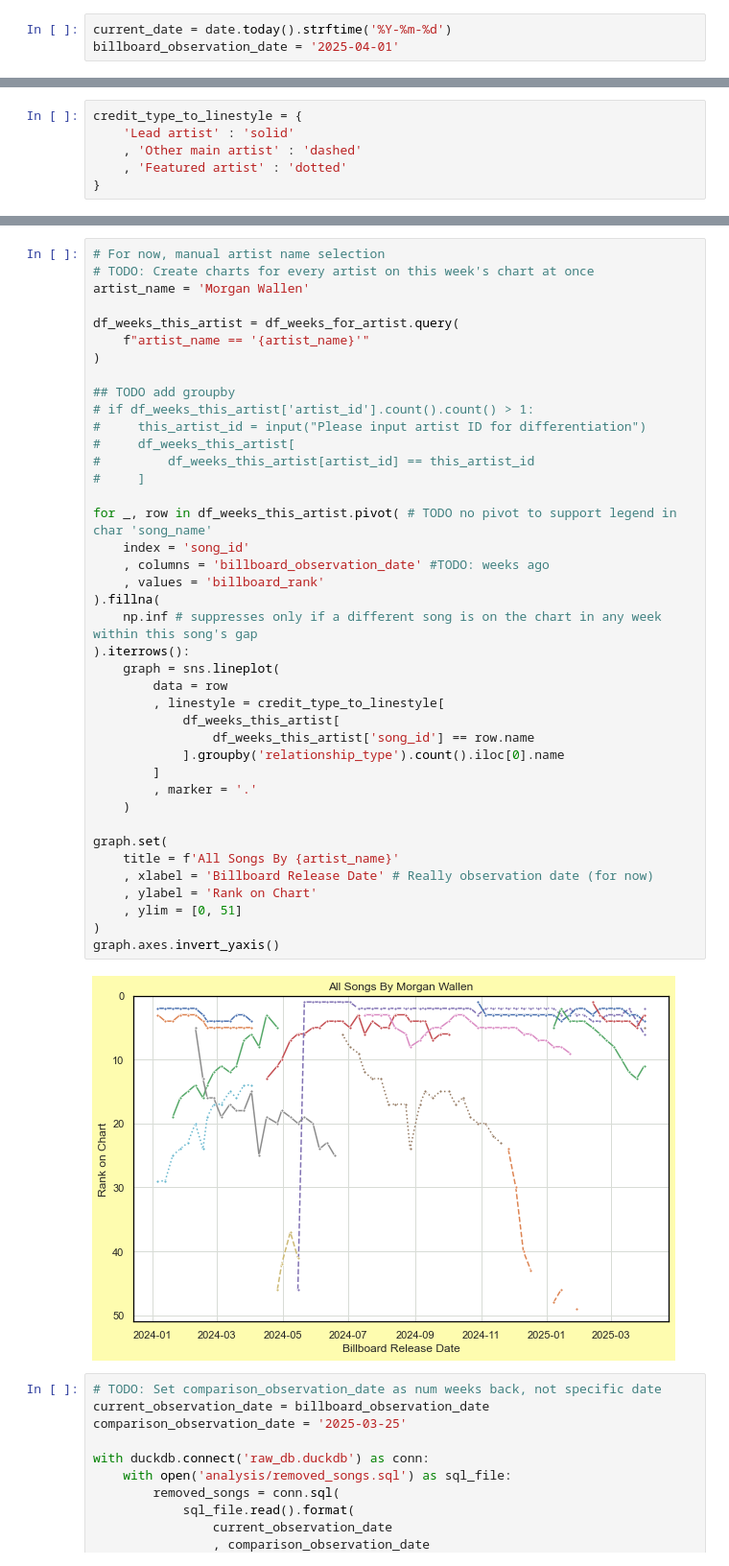
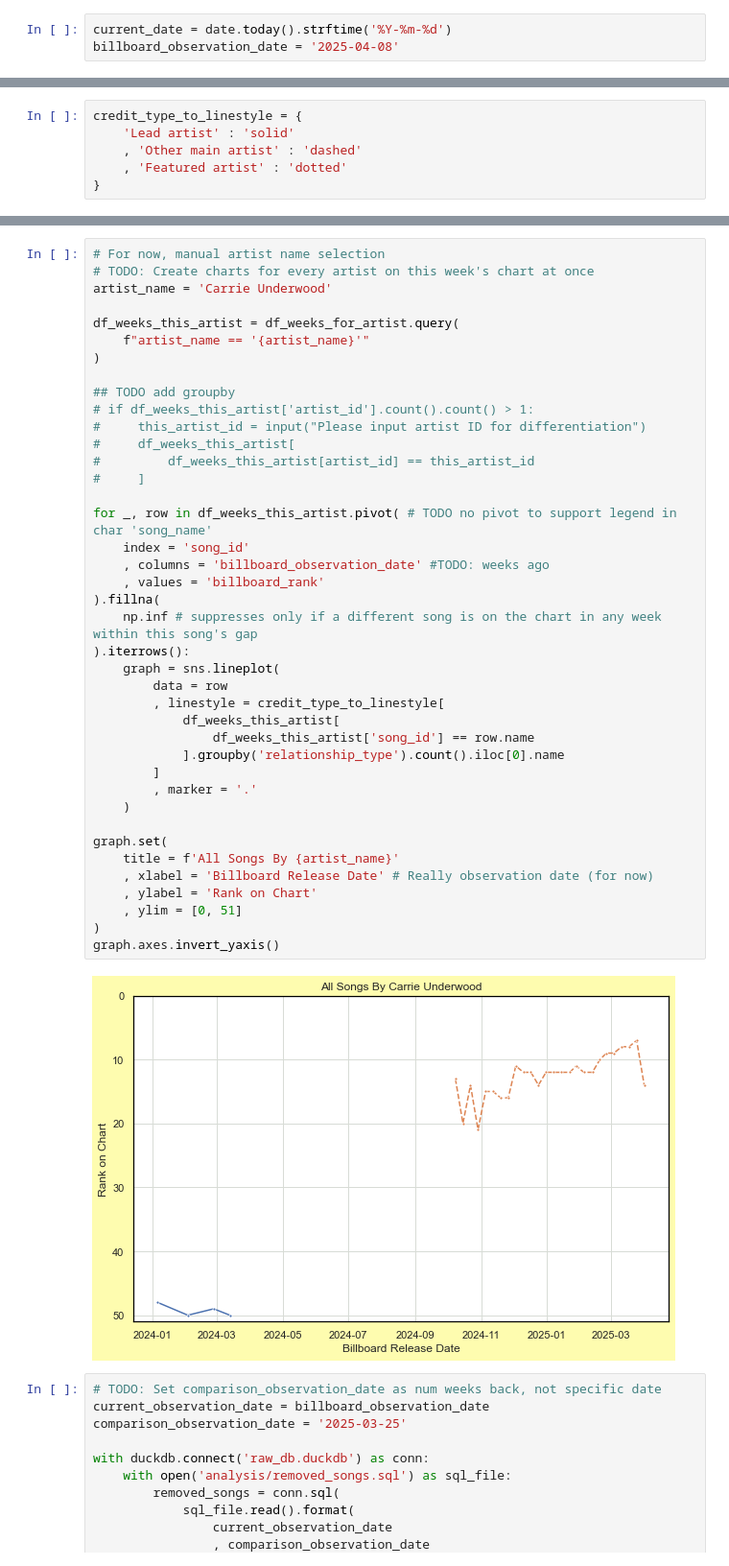
Before and after one commit to jwmanahan/billboard, a Jupyter notebook: add_new_week.ipynb, the cells around one changed output, grey strips where cells are left out. Shown at 96% size. Drawn from its saved outputs; the diff is of its cells as text.

```diff
--- a/add_new_week.ipynb
+++ b/add_new_week.ipynb
@@ -33,7 +33,7 @@ sns.set(
 # Change the billboard_observation_date!
 # %%
 current_date = date.today().strftime('%Y-%m-%d')
-billboard_observation_date = '2025-04-01'
+billboard_observation_date = '2025-04-08'
 # %%
 # Set up SQL connection
 %config SqlMagic.autopandas = True
@@ -767,7 +771,7 @@ Hands Of Time: Eric Church(83)
 # %%
 # For now, manual artist name selection
 # TODO: Create charts for every artist on this week's chart at once
-artist_name = 'Morgan Wallen'
+artist_name = 'Carrie Underwood'
 
 df_weeks_this_artist = df_weeks_for_artist.query(
     f"artist_name == '{artist_name}'"
@@ -778,34 +782,34 @@ df_weeks_this_artist = df_weeks_for_artist.query(
 #     this_artist_id = input("Please input artist ID for differentiation")
 #     df_weeks_this_artist[
 #         df_weeks_this_artist[artist_id] == this_artist_id
 #     ]
 
 for _, row in df_weeks_this_artist.pivot( # TODO no pivot to support legend in char 'song_name'
     index = 'song_id'
     , columns = 'billboard_observation_date' #TODO: weeks ago
     , values = 'billboard_rank'
 ).fillna(
     np.inf # suppresses only if a different song is on the chart in any week within this song's gap
 ).iterrows():
     graph = sns.lineplot(
         data = row
         , linestyle = credit_type_to_linestyle[
             df_weeks_this_artist[
                 df_weeks_this_artist['song_id'] == row.name
             ].groupby('relationship_type').count().iloc[0].name
         ]
         , marker = '.'
     )
 
 graph.set(
     title = f'All Songs By {artist_name}'
     , xlabel = 'Billboard Release Date' # Really observation date (for now)
     , ylabel = 'Rank on Chart'
     , ylim = [0, 51]
 )
 graph.axes.invert_yaxis()
 # %% [output]
-[figure, old version]
+[figure, new version]
 # %%
 # TODO: Set comparison_observation_date as num weeks back, not specific date
 current_observation_date = billboard_observation_date
```
Also changed, not shown: parts of 24 cells of this notebook, 4 other files.
